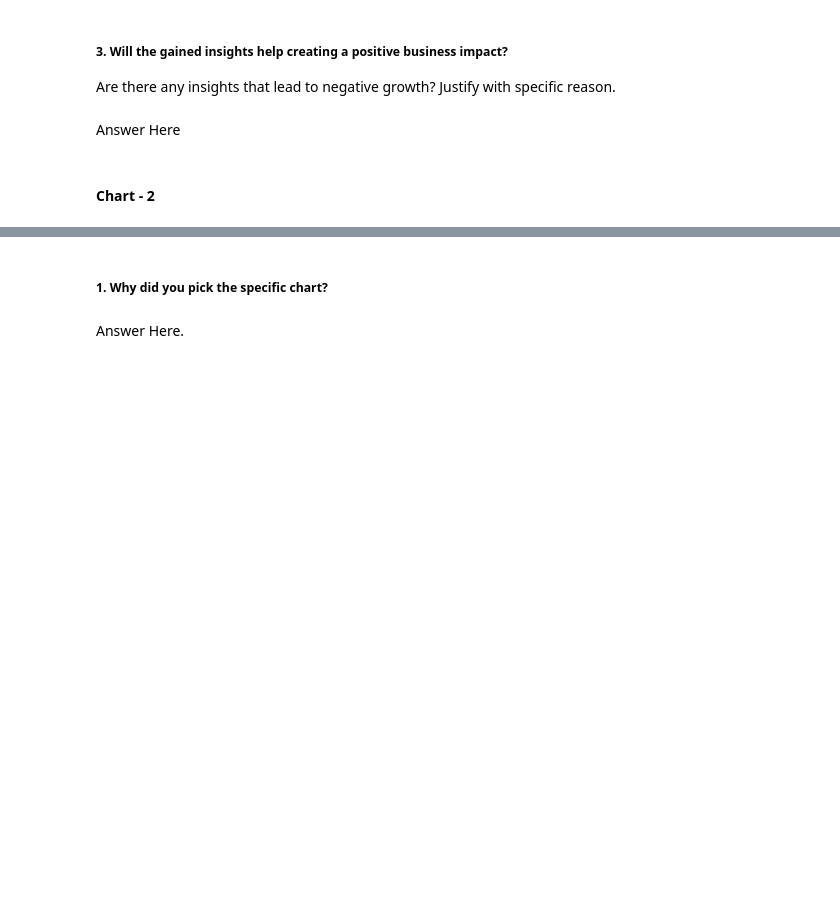
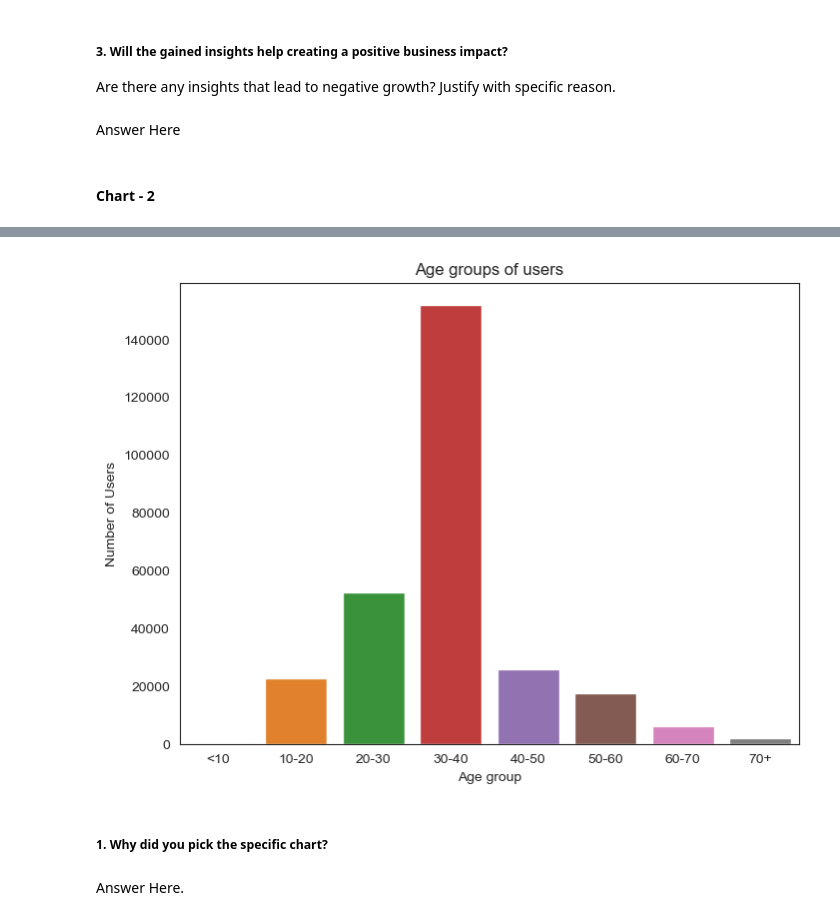
Before and after one commit to pra-sh-ant/Book-Recommendation-System, a Jupyter notebook: BOOK_RECOMMENDER_SYSTEM.ipynb, the cells around one changed output, grey strips where cells are left out. Drawn from its saved outputs; the diff is of its cells as text; code cells hidden in the pictures; blank space fills up the shorter version.

```diff
--- a/BOOK_RECOMMENDER_SYSTEM.ipynb
+++ b/BOOK_RECOMMENDER_SYSTEM.ipynb
@@ -567,5 +555,0 @@ users[(users['city'].isnull()) & (users['state'].isnull()) & (users['country'].i
-# %%
-#fill them with Others
-users['city'].fillna('others', inplace=True)
-users['state'].fillna('others', inplace=True)
-users['country'].fillna('others', inplace=True)
@@ -700,3 +665,16 @@ Answer Here
+# %%
+#define age groups
+bins = [0, 10, 20, 30, 40, 50, 60, 70, np.inf]
+labels = ['<10', '10-20', '20-30', '30-40', '40-50', '50-60','60-70','70+']
+users['Age_group'] = pd.cut(users['Age'], bins, labels = labels)
+plt.figure(figsize=(8,6))
+sns.countplot(x='Age_group', data=users)
+plt.title('Age groups of users')
+plt.xlabel('Age group')
+plt.ylabel('Number of Users')
+plt.show()
+# %% [output]
+[figure, added]
 # %% [markdown]
 ##### 1. Why did you pick the specific chart?
 # %% [markdown]
```
Also changed, not shown: parts of 45 cells of this notebook.
